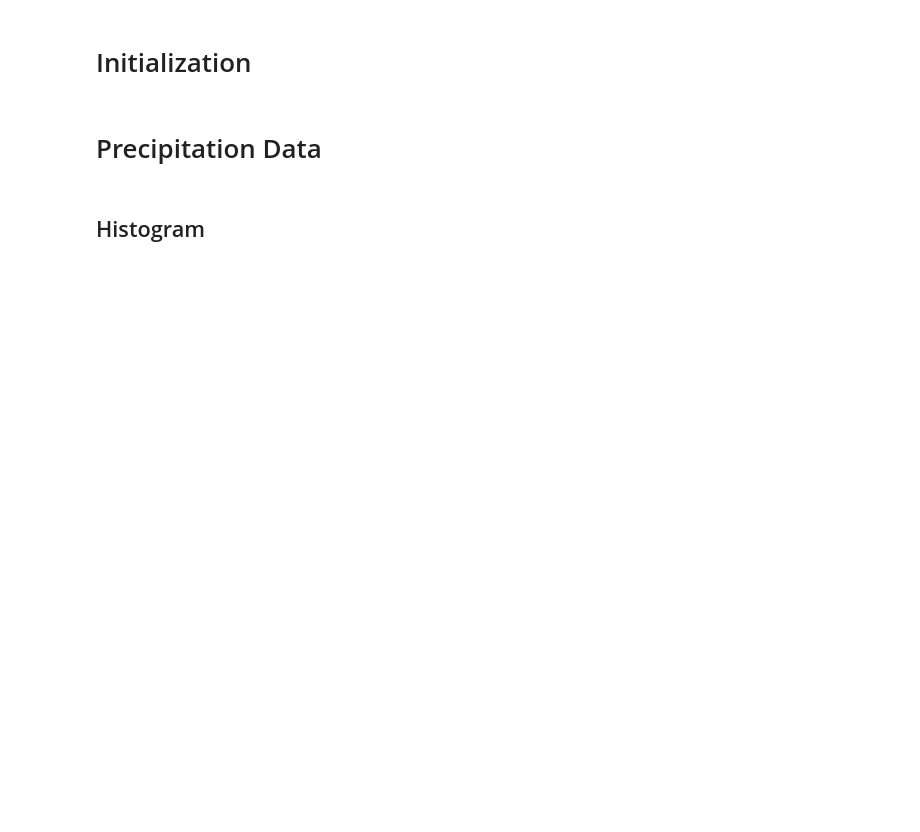
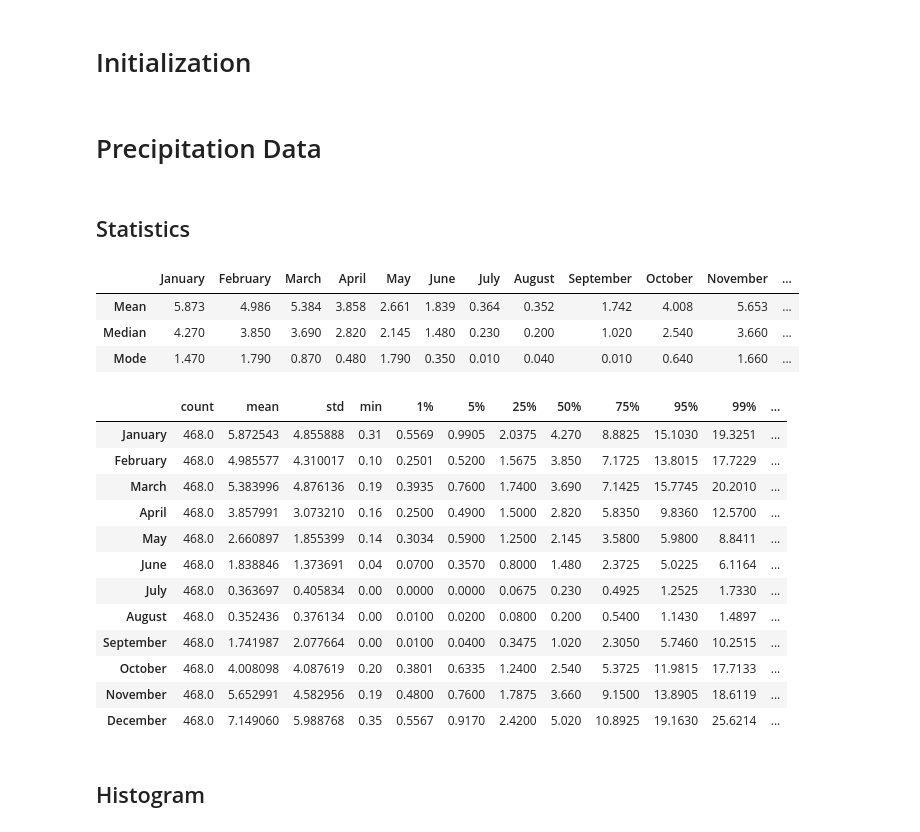
Before and after one commit to seanthayer/Predicting-Wildfires-Using-Machine-Learning, a Jupyter notebook: stats/analysis_by_time_scales.ipynb, the cells around one changed output. Cells and saved outputs as stored; diff of their text form; code cells hidden in the pictures; blank space fills up the shorter version.

Commit message:
feat: add statistics for "*_by_time_scale.ipynb"

```diff
--- a/stats/analysis_by_time_scales.ipynb
+++ b/stats/analysis_by_time_scales.ipynb
@@ -37,9 +36,42 @@ dict_precip_month = {}
 
 for i in range(1, 13):
   # Query dataset for rows matching the i'th month and retrieve the precipitation data
-  # Collate within a matrix, flatten into a 1-D array, and add to the dictionary
-  precip_month = np.matrix([df.query("Month == {}".format(i))["Precipitation"].to_numpy() for df in dfs_precip_counties])
-  dict_precip_month[i] = np.ndarray.flatten(precip_month).tolist()[0]
+  # Collate within a matrix, flatten into a 1-D array, and add to the dictionary as a series
+  dict_precip_month[i] = pd.Series(np.concatenate(np.array([df.query("Month == {}".format(i))["Precipitation"].to_numpy() for df in dfs_precip_counties])))
+# %% [markdown]
+## Statistics
+# %%
+# Calculate mean, median, and mode for each month
+df_stats_precip = pd.DataFrame({ "Mean": [np.around(m.mean(), 3) for m in dict_precip_month.values()],
+                                 "Median": [np.around(m.median(), 3) for m in dict_precip_month.values()],
+                                 "Mode": [np.around(m.mode().iloc[0], 3) for m in dict_precip_month.values()] }).T
+df_stats_precip.columns = const.month_list
+
+df_stats_precip
+# %% [output]
+|  | January | February | March | April | May | June | July | August | September | October | November | ... |
+| Mean | 5.873 | 4.986 | 5.384 | 3.858 | 2.661 | 1.839 | 0.364 | 0.352 | 1.742 | 4.008 | 5.653 | ... |
+| Median | 4.270 | 3.850 | 3.690 | 2.820 | 2.145 | 1.480 | 0.230 | 0.200 | 1.020 | 2.540 | 3.660 | ... |
+| Mode | 1.470 | 1.790 | 0.870 | 0.480 | 1.790 | 0.350 | 0.010 | 0.040 | 0.010 | 0.640 | 1.660 | ... |
+# %%
+df_stats_precip = pd.DataFrame([m.to_list() for m in dict_precip_month.values()]).T
+df_stats_precip.columns = const.month_list
+
+df_stats_precip.describe(percentiles = [0.01, 0.05, 0.25, 0.5, 0.75, 0.95, 0.99]).T
+# %% [output]
+|  | count | mean | std | min | 1% | 5% | 25% | 50% | 75% | 95% | 99% | ... |
+| January | 468.0 | 5.872543 | 4.855888 | 0.31 | 0.5569 | 0.9905 | 2.0375 | 4.270 | 8.8825 | 15.1030 | 19.3251 | ... |
+| February | 468.0 | 4.985577 | 4.310017 | 0.10 | 0.2501 | 0.5200 | 1.5675 | 3.850 | 7.1725 | 13.8015 | 17.7229 | ... |
+| March | 468.0 | 5.383996 | 4.876136 | 0.19 | 0.3935 | 0.7600 | 1.7400 | 3.690 | 7.1425 | 15.7745 | 20.2010 | ... |
+| April | 468.0 | 3.857991 | 3.073210 | 0.16 | 0.2500 | 0.4900 | 1.5000 | 2.820 | 5.8350 | 9.8360 | 12.5700 | ... |
+| May | 468.0 | 2.660897 | 1.855399 | 0.14 | 0.3034 | 0.5900 | 1.2500 | 2.145 | 3.5800 | 5.9800 | 8.8411 | ... |
+| June | 468.0 | 1.838846 | 1.373691 | 0.04 | 0.0700 | 0.3570 | 0.8000 | 1.480 | 2.3725 | 5.0225 | 6.1164 | ... |
+| July | 468.0 | 0.363697 | 0.405834 | 0.00 | 0.0000 | 0.0000 | 0.0675 | 0.230 | 0.4925 | 1.2525 | 1.7330 | ... |
+| August | 468.0 | 0.352436 | 0.376134 | 0.00 | 0.0100 | 0.0200 | 0.0800 | 0.200 | 0.5400 | 1.1430 | 1.4897 | ... |
+| September | 468.0 | 1.741987 | 2.077664 | 0.00 | 0.0100 | 0.0400 | 0.3475 | 1.020 | 2.3050 | 5.7460 | 10.2515 | ... |
+| October | 468.0 | 4.008098 | 4.087619 | 0.20 | 0.3801 | 0.6335 | 1.2400 | 2.540 | 5.3725 | 11.9815 | 17.7133 | ... |
+| November | 468.0 | 5.652991 | 4.582956 | 0.19 | 0.4800 | 0.7600 | 1.7875 | 3.660 | 9.1500 | 13.8905 | 18.6119 | ... |
+| December | 468.0 | 7.149060 | 5.988768 | 0.35 | 0.5567 | 0.9170 | 2.4200 | 5.020 | 10.8925 | 19.1630 | 25.6214 | ... |
 # %% [markdown]
 ## Histogram
 # %%
```
Also changed, not shown: parts of 12 cells of this notebook.
